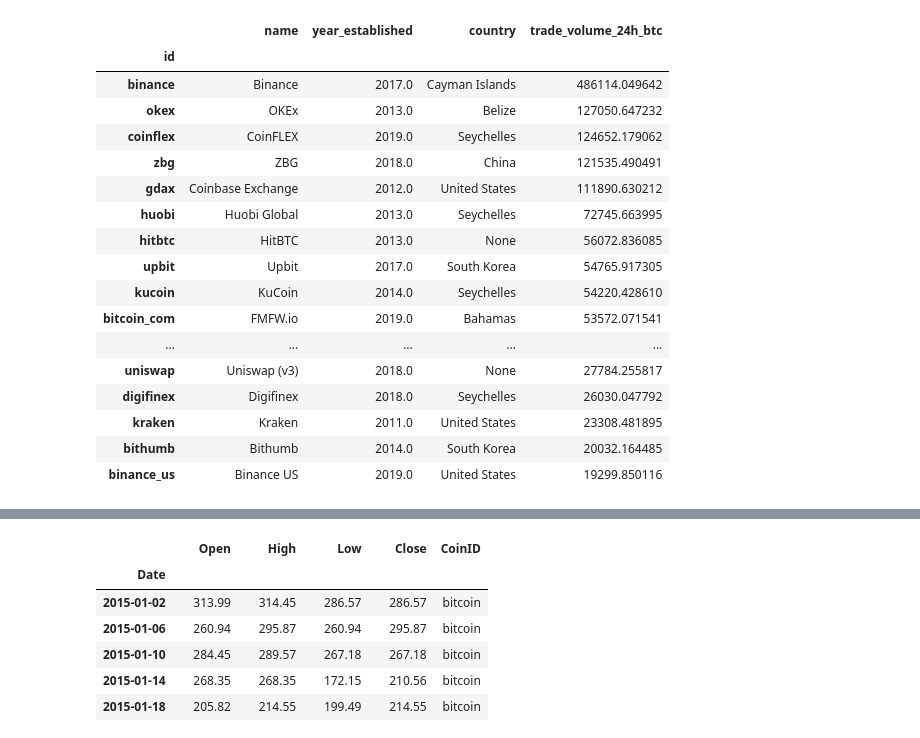
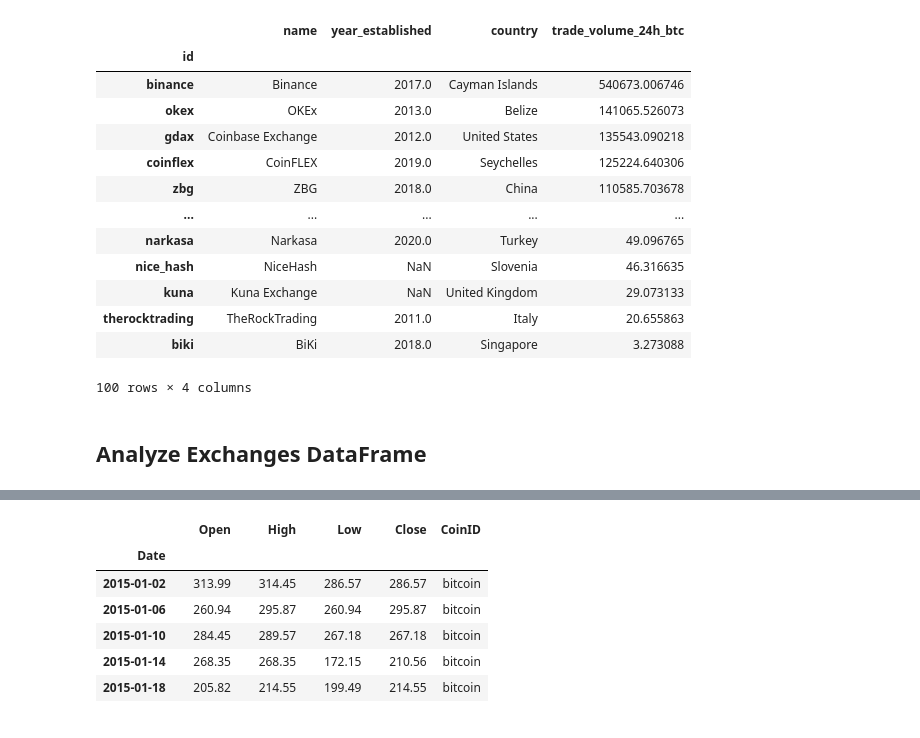
Before and after one commit to kcarter98/CryptoAnalysis, a Jupyter notebook: GatherData.ipynb, the cells around one changed output, grey strips where cells are left out. Cells and saved outputs as stored; diff of their text form; code cells hidden in the pictures.

Commit message:
Further data cleaning and completion of ERD diagram

```diff
--- a/GatherData.ipynb
+++ b/GatherData.ipynb
@@ -39,28 +37,24 @@ exchanges_list
 # %%
 # Convert exchanges list into dataframe
 exchanges_df = pd.DataFrame(exchanges_list).drop(columns=['description', 'url', 'image', 'has_trading_incentive',
     'trust_score', 'trust_score_rank', 'trade_volume_24h_btc_normalized']).set_index('id').\
     sort_values(by=['trade_volume_24h_btc'], ascending=False)
 
-# Only keep top 25 exchanges in terms of trade_volume_24h_btc
-exchanges_df = exchanges_df[exchanges_df['trade_volume_24h_btc']>19000]
 exchanges_df
 # %% [output]
 |  | name | year_established | country | trade_volume_24h_btc |
 | id |  |  |  |  |
-| binance | Binance | 2017.0 | Cayman Islands | 486114.049642 |
-| okex | OKEx | 2013.0 | Belize | 127050.647232 |
-| coinflex | CoinFLEX | 2019.0 | Seychelles | 124652.179062 |
-| zbg | ZBG | 2018.0 | China | 121535.490491 |
-| gdax | Coinbase Exchange | 2012.0 | United States | 111890.630212 |
-| huobi | Huobi Global | 2013.0 | Seychelles | 72745.663995 |
-| hitbtc | HitBTC | 2013.0 | None | 56072.836085 |
-| upbit | Upbit | 2017.0 | South Korea | 54765.917305 |
-| kucoin | KuCoin | 2014.0 | Seychelles | 54220.428610 |
-| bitcoin_com | FMFW.io | 2019.0 | Bahamas | 53572.071541 |
+| binance | Binance | 2017.0 | Cayman Islands | 540673.006746 |
+| okex | OKEx | 2013.0 | Belize | 141065.526073 |
+| gdax | Coinbase Exchange | 2012.0 | United States | 135543.090218 |
+| coinflex | CoinFLEX | 2019.0 | Seychelles | 125224.640306 |
+| zbg | ZBG | 2018.0 | China | 110585.703678 |
 | ... | ... | ... | ... | ... |
-| uniswap | Uniswap (v3) | 2018.0 | None | 27784.255817 |
-| digifinex | Digifinex | 2018.0 | Seychelles | 26030.047792 |
-| kraken | Kraken | 2011.0 | United States | 23308.481895 |
-| bithumb | Bithumb | 2014.0 | South Korea | 20032.164485 |
-| binance_us | Binance US | 2019.0 | United States | 19299.850116 |
+| narkasa | Narkasa | 2020.0 | Turkey | 49.096765 |
+| nice_hash | NiceHash | NaN | Slovenia | 46.316635 |
+| kuna | Kuna Exchange | NaN | United Kingdom | 29.073133 |
+| therocktrading | TheRockTrading | 2011.0 | Italy | 20.655863 |
+| biki | BiKi | 2018.0 | Singapore | 3.273088 |
+100 rows × 4 columns
+# %% [markdown]
+## Analyze Exchanges DataFrame
```
Also changed, not shown: parts of 24 cells of this notebook, 1 other file.
